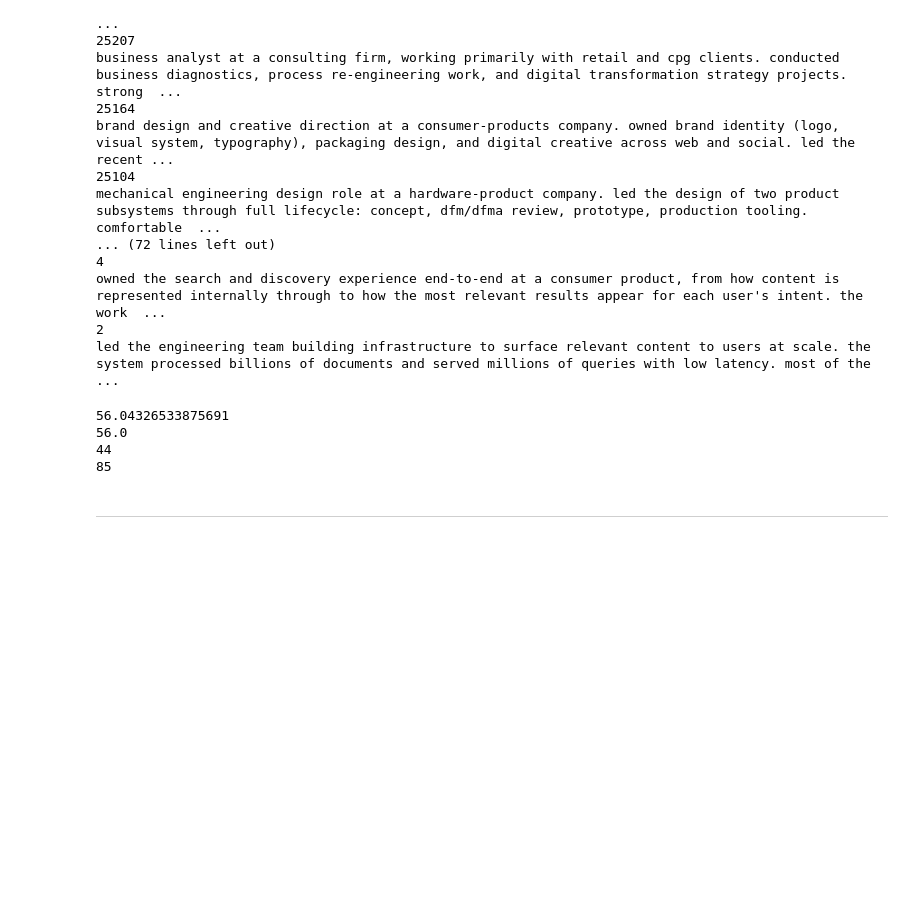
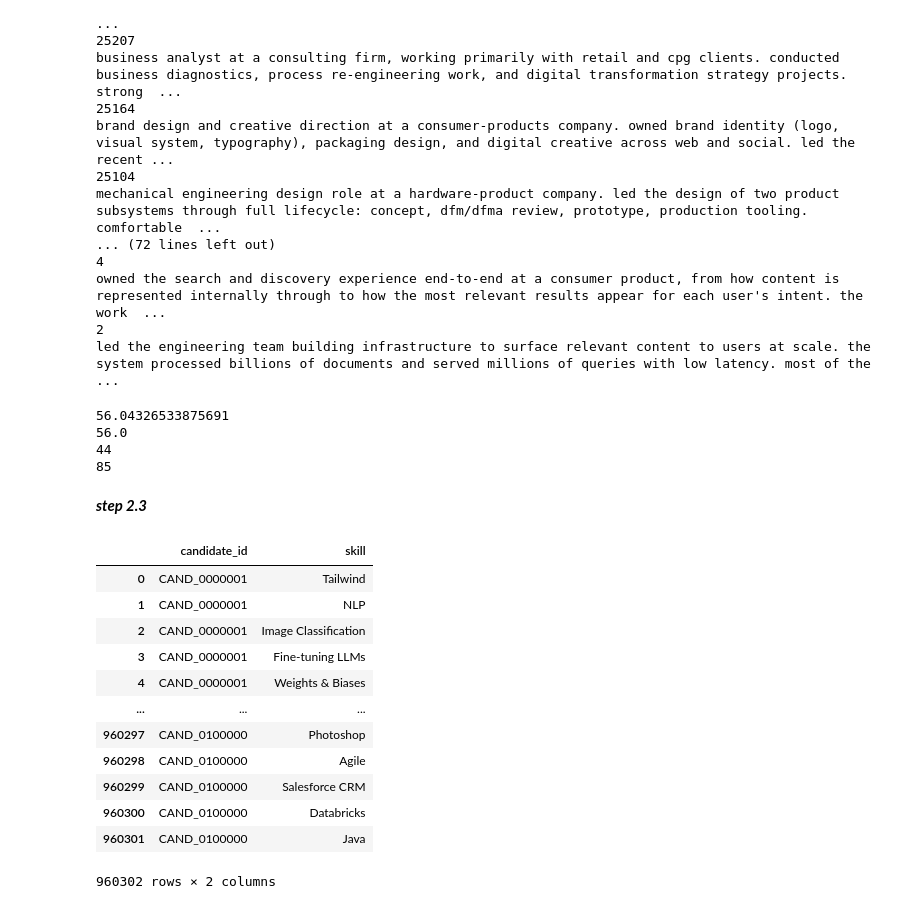
Before and after one commit to Theshmphony7580/autorecruit-, a Jupyter notebook: data_forensic _files/02_generation_understanding.ipynb, the cells around one changed output. Drawn from its saved outputs; the diff is of its cells as text; code cells hidden in the pictures; blank space fills up the shorter version.

```diff
--- a/data_forensic _files/02_generation_understanding.ipynb
+++ b/data_forensic _files/02_generation_understanding.ipynb
@@ -415,5 +415,37 @@ print(np.max(lengths))
 56.0
 44
 85
-# %% [markdown]
-***
+# %% [markdown]
+***step 2.3***
+# %%
+import pandas as pd
+
+rows = []
+
+for c in candidates:
+
+    cid = c["candidate_id"]
+
+    for skill in c["skills"]:
+
+        rows.append({
+            "candidate_id": cid,
+            "skill": skill["name"]
+        })
+
+skills_df = pd.DataFrame(rows)
+skills_df
+# %% [output]
+|  | candidate_id | skill |
+| 0 | CAND_0000001 | Tailwind |
+| 1 | CAND_0000001 | NLP |
+| 2 | CAND_0000001 | Image Classification |
+| 3 | CAND_0000001 | Fine-tuning LLMs |
+| 4 | CAND_0000001 | Weights & Biases |
+| ... | ... | ... |
+| 960297 | CAND_0100000 | Photoshop |
+| 960298 | CAND_0100000 | Agile |
+| 960299 | CAND_0100000 | Salesforce CRM |
+| 960300 | CAND_0100000 | Databricks |
+| 960301 | CAND_0100000 | Java |
+960302 rows × 2 columns
```
Also changed, not shown: parts of 12 cells of this notebook, 1 other file.
